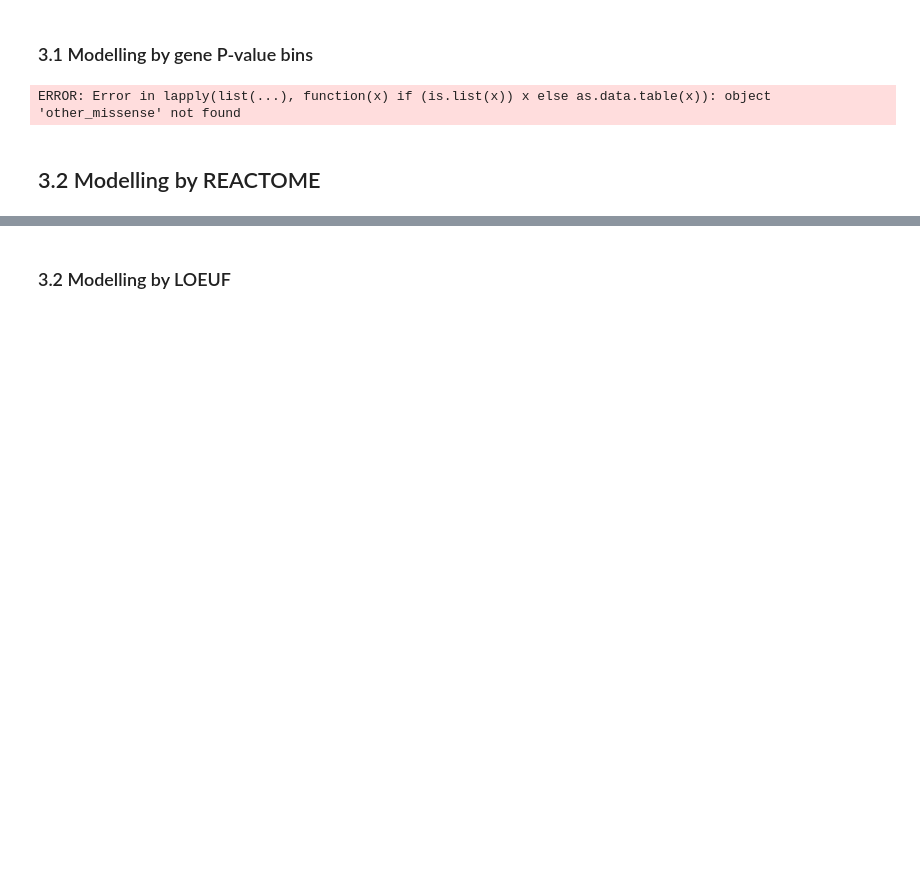
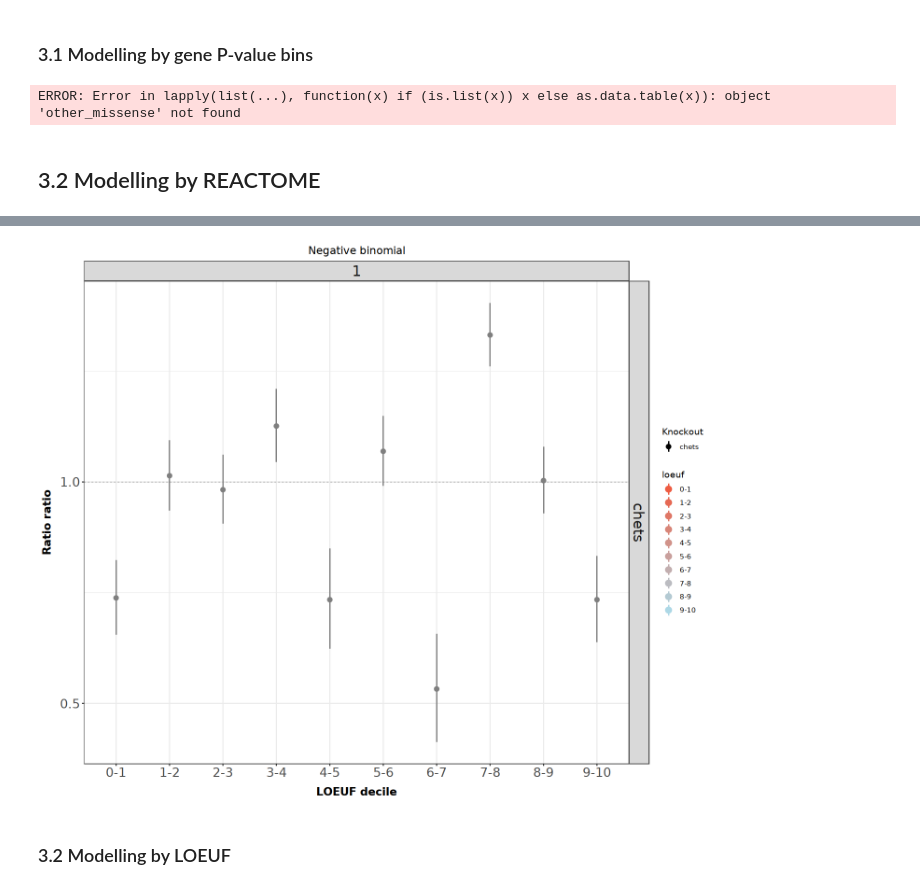
Before and after one commit to frhl/wes_ko_ukbb, a Jupyter notebook: notebooks/220825_transfer_figure2_plots.ipynb, the cells around one changed output, grey strips where cells are left out. Saved outputs shown, nothing was run; the diff lists cells and outputs as text; code cells hidden in the pictures; blank space fills up the shorter version.

```diff
--- a/notebooks/220825_transfer_figure2_plots.ipynb
+++ b/notebooks/220825_transfer_figure2_plots.ipynb
@@ -1278,0 +851,3 @@ ERROR: Error: no valid set of coefficients has been found: please supply startin
+# %%
+annotations <- c("pLoF","damaging_missense","pLoF_damaging_missense","other_missense","synonymous")
+categories <- unique(kegg_reactome$geneset)
@@ -1278,0 +1005,4 @@ ERROR: Error: no valid set of coefficients has been found: please supply startin
+# %%
+final$total <- final$is_chet + final$is_hom + final$is_cis
+final$total <- (final$total - mean(final$total, na.rm = TRUE))/sd(final$total, na.rm = TRUE)
+final <- final[(final$is_chet > 0) | (final$is_cis > 0),]
@@ -1279,2 +1050,57 @@ ERROR: Error: no valid set of coefficients has been found: please supply startin
+# %%
+out <- do.call(rbind, lst)
+out$annotation <- "pLoF"
+out$dt_name <- "chets"
+out <- out[out$keep, ]
+ids <- sort(unique(out$id))
+out$loeuf <- factor(unlist(lapply(ids, function(id) paste0(id,'-',id+1))))
+# %%
+colfunc <- colorRampPalette(c("tomato2", "lightblue"))
+my_colors <- colfunc(length(unique(out$id)))
+names(my_colors) <- levels(out$loeuf)
+fill_scale <- scale_fill_manual(name = "loeuf", values = my_colors)
+color_scale <- scale_color_manual(name = "loeuf", values = my_colors)
+# %%
+options(repr.plot.width=12, repr.plot.height=10)
+pd <- position_dodge(0.7)
+ggplot(out, aes(
+             x=loeuf,
+             y=ci_est,
+             ymin=ci_lower,
+             ymax=ci_upper,
+             color=annotation,
+             group=annotation,
+             shape=dt_name
+            )
+      ) +
+    geom_hline(yintercept = 1, linetype = 'dashed', color = "grey") +
+    geom_pointrange(position = pd, size = 0.6) +
+    scale_y_continuous(
+        #breaks=scales::pretty_breaks(n=5),
+        trans="log10",
+        breaks=c(0.1, 0.25, 0.5, 1, 2, 4, 8)
+    ) +
+    #coord_cartesian(ylim=c(0, 5)) +
+    xlab("LOEUF decile") +
+    ylab("Ratio ratio") +
+    color_scale +
+    theme_bw() +
+    labs(shape="Knockout", color = "Annotation") +
+    ggtitle("Negative binomial") +
+        theme(
+        legend.position = "right",
+        strip.text = element_text(size=18),
+        axis.text=element_text(size=16),
+        axis.title=element_text(size=14,face="bold"),
+        axis.title.x = element_text(margin=ggplot2::margin(t=10)),
+        axis.title.y = element_text(margin=ggplot2::margin(r=10)),
+        plot.title = element_text(hjust=0.5),
+        #panel.background = element_blank(),
+        #panel.grid.major = element_blank(),
+        #panel.grid.minor = element_blank()
+    ) +
+    facet_grid(dt_name~1)
+# %% [output]
+[figure, added]
 # %% [markdown]
 ### 3.2 Modelling by LOEUF
```
Also changed, not shown: parts of 113 cells of this notebook, 4 other files.
